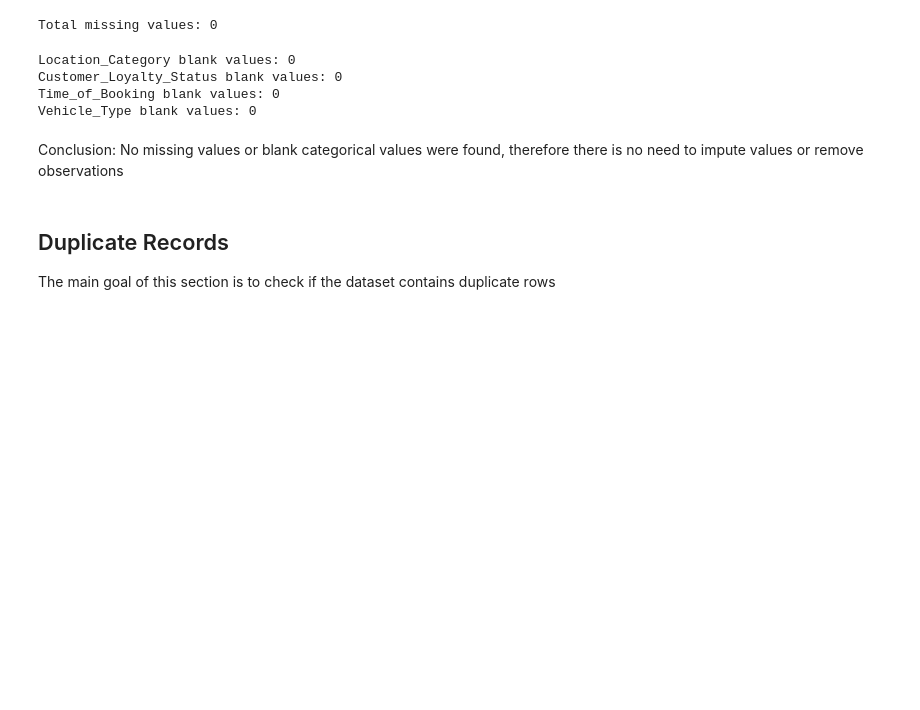
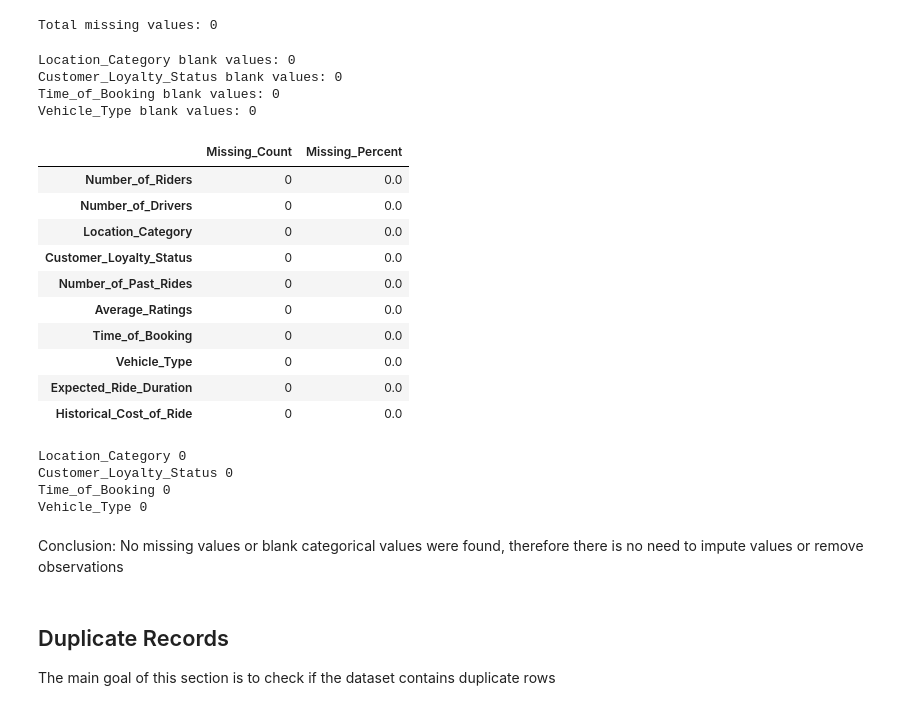
Before and after one commit to victoriabotezatu/dynamic-pricing-project, a Jupyter notebook: Notebooks/01_data_cleaning.ipynb, the cells around one changed output. Saved outputs shown, nothing was run; the diff lists cells and outputs as text; code cells hidden in the pictures; blank space fills up the shorter version.

```diff
--- a/Notebooks/01_data_cleaning.ipynb
+++ b/Notebooks/01_data_cleaning.ipynb
@@ -152,6 +176,34 @@ Location_Category blank values: 0
 Customer_Loyalty_Status blank values: 0
 Time_of_Booking blank values: 0
 Vehicle_Type blank values: 0
+# %%
+missing_summary = pd.DataFrame({
+    "Missing_Count": df.isna().sum(),
+    "Missing_Percent": (df.isna().mean() * 100).round(2)})
+
+missing_summary
+# %% [output]
+|  | Missing_Count | Missing_Percent |
+| Number_of_Riders | 0 | 0.0 |
+| Number_of_Drivers | 0 | 0.0 |
+| Location_Category | 0 | 0.0 |
+| Customer_Loyalty_Status | 0 | 0.0 |
+| Number_of_Past_Rides | 0 | 0.0 |
+| Average_Ratings | 0 | 0.0 |
+| Time_of_Booking | 0 | 0.0 |
+| Vehicle_Type | 0 | 0.0 |
+| Expected_Ride_Duration | 0 | 0.0 |
+| Historical_Cost_of_Ride | 0 | 0.0 |
+# %%
+missing_markers = ["NA", "N/A", "Unknown", "None", "-"]
+for column in categorical_columns:
+    marker_count = df[column].isin(missing_markers).sum()
+    print(column, marker_count)
+# %% [output]
+Location_Category 0
+Customer_Loyalty_Status 0
+Time_of_Booking 0
+Vehicle_Type 0
 # %% [markdown]
 Conclusion: No missing values or blank categorical values were found, therefore there is no need to impute values or remove observations
 # %% [markdown]
```
Also changed, not shown: parts of 21 cells of this notebook, 1 other file.
